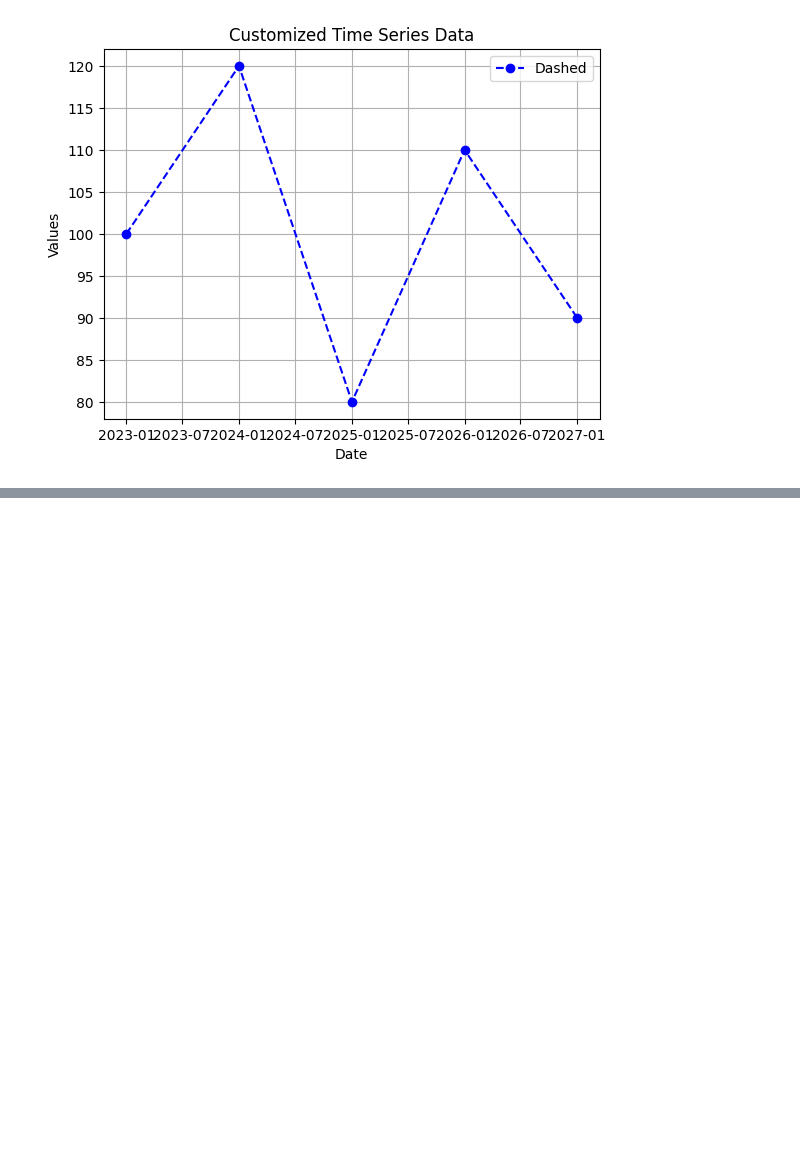
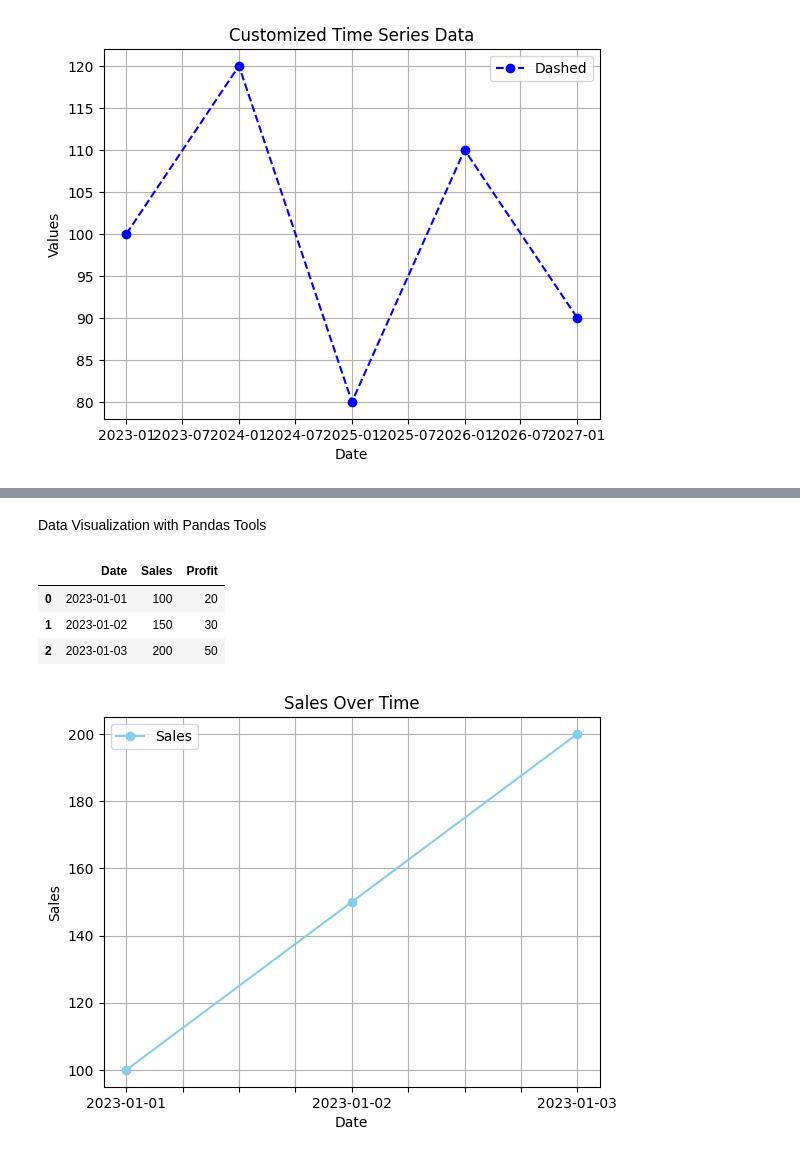
Before and after one commit to srinivasskc/my_datascience_journal, a Jupyter notebook: pandas_notebook.ipynb, the cells around one changed output, grey strips where cells are left out. Cells and saved outputs as stored; diff of their text form; code cells hidden in the pictures; blank space fills up the shorter version.

```diff
--- a/pandas_notebook.ipynb
+++ b/pandas_notebook.ipynb
@@ -2520,0 +2616,25 @@ plt.show()
+# %% [markdown]
+Data Visualization with Pandas Tools
+# %%
+data = {
+    'Date' : ['2023-01-01', '2023-01-02', '2023-01-03'],
+    'Sales' : [100, 150, 200],
+    'Profit' : [20, 30, 50]}
+
+df_data = pd.DataFrame(data)
+df_data
+# %% [output]
+|  | Date | Sales | Profit |
+| 0 | 2023-01-01 | 100 | 20 |
+| 1 | 2023-01-02 | 150 | 30 |
+| 2 | 2023-01-03 | 200 | 50 |
+# %%
+import matplotlib.pyplot as plt
+
+df_data.plot(x='Date', y='Sales', kind='line', title='Sales Over Time', marker='o', color='skyblue', legend=True)
+plt.xlabel('Date')
+plt.ylabel('Sales')
+plt.grid()
+plt.show()
+# %% [output]
+[figure, added]
```
Also changed, not shown: parts of 12 cells of this notebook, 1 other file.
